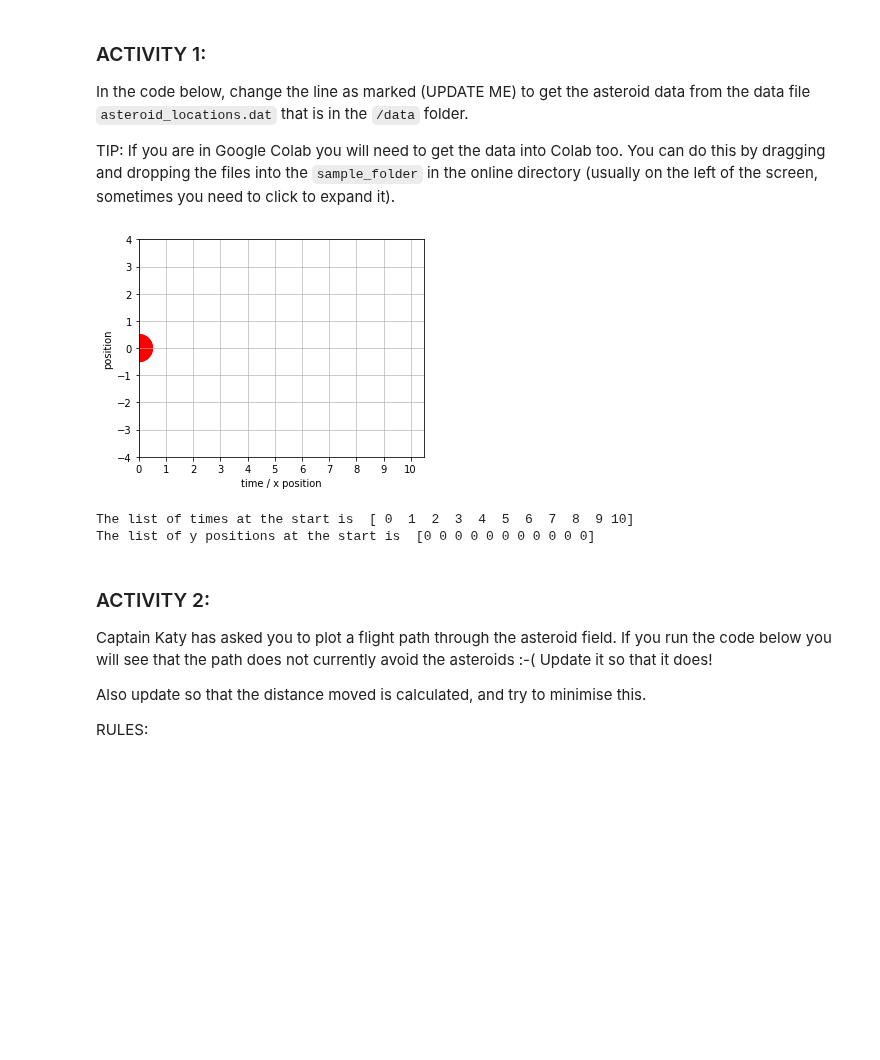
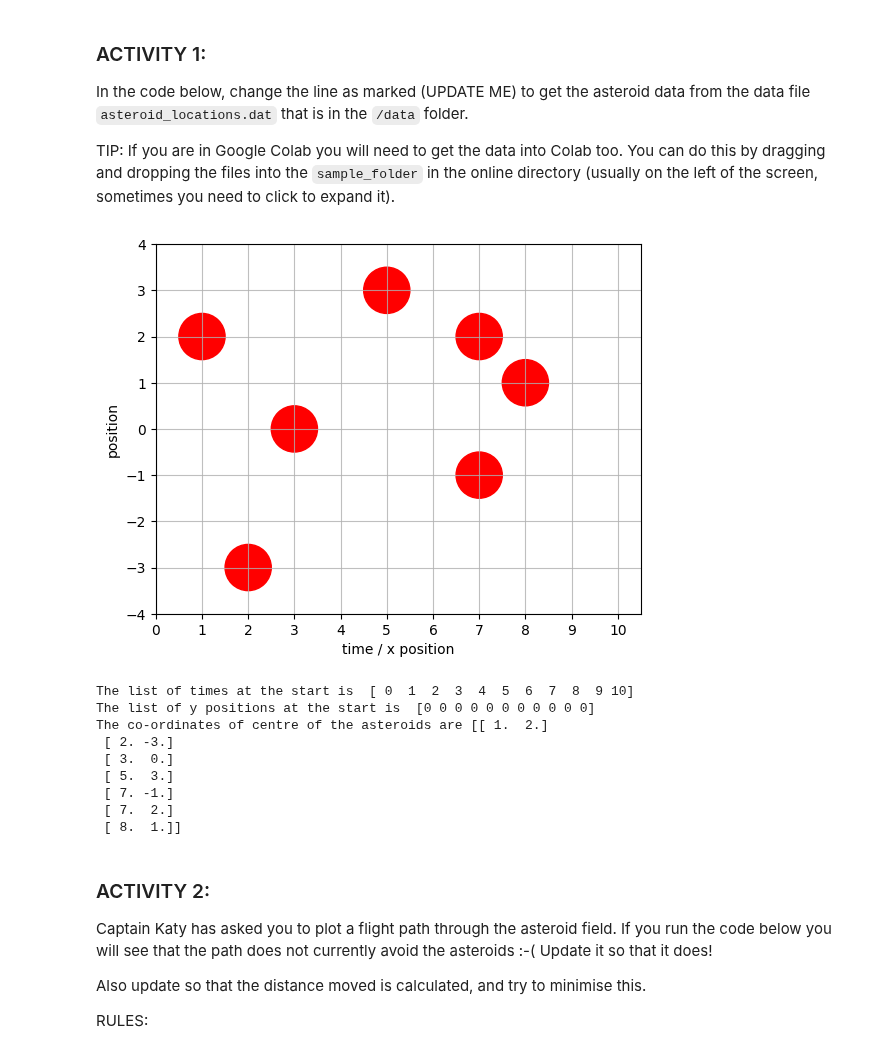
Before and after one commit to KAClough/TopicsInSciComp, a Jupyter notebook: Notebooks/Week2_LabExercises.ipynb, the cells around one changed output. Drawn from its saved outputs; the diff is of its cells as text; code cells hidden in the pictures; blank space fills up the shorter version.

```diff
--- a/Notebooks/Week2_LabExercises.ipynb
+++ b/Notebooks/Week2_LabExercises.ipynb
@@ -24,41 +24,51 @@ TIP: If you are in Google Colab you will need to get the data into Colab too. Yo
 # %%
 # Set up the plotting
 
 def plot_asteroid_field(ax) :
     plt.axis([0,10.5,-4,4])
     major_ticks = np.arange(0, 11, 1)
     ax.set_xticks(major_ticks)
     plt.xlabel("time / x position")
     plt.ylabel("position")
     ax.set_aspect('equal')
     ax.grid(which='major', alpha=0.8)
 
     # Mark the asteroid positions onto the plot - read in the data from data/asteroid_locations.dat
     # HINT: the function you need is called loadtxt
-    asteroid_locations= np.array([[0,0], [0,0]]) # UPDATE ME!
+    data_loc = 'data/asteroid_locations.dat'
+    asteroid_locations = np.loadtxt(data_loc)  # UPDATE ME!
     for location in asteroid_locations :
         circle=plt.Circle(location, 0.5 , color='r')
         ax.add_artist(circle)
     #plt.pause(0.3)
 
 # Test the plot
 fig = plt.figure()
 ax = plt.gcf().gca()
 plot_asteroid_field(ax)
 plt.show()
 # %% [output]
-[figure, old version]
+[figure, new version]
 # %%
 # set up a list to store the times and positions
 list_of_times = np.array([0, 1, 2, 3, 4, 5, 6, 7, 8, 9, 10])
 list_of_y_positions = np.zeros_like(list_of_times)
+list_of_asteroids = np.loadtxt('data/asteroid_locations.dat')
 
 # print off the initial values of the times and positions
 print("The list of times at the start is ", list_of_times)
 print("The list of y positions at the start is ", list_of_y_positions)
+print ("The co-ordinates of centre of the asteroids are", list_of_asteroids)
 # %% [output]
 The list of times at the start is  [ 0  1  2  3  4  5  6  7  8  9 10]
 The list of y positions at the start is  [0 0 0 0 0 0 0 0 0 0 0]
+The co-ordinates of centre of the asteroids are [[ 1.  2.]
+ [ 2. -3.]
+ [ 3.  0.]
+ [ 5.  3.]
+ [ 7. -1.]
+ [ 7.  2.]
+ [ 8.  1.]]
 # %% [markdown]
 ### ACTIVITY 2:
 
```
Also changed, not shown: parts of 2 cells of this notebook, 1 other file.
